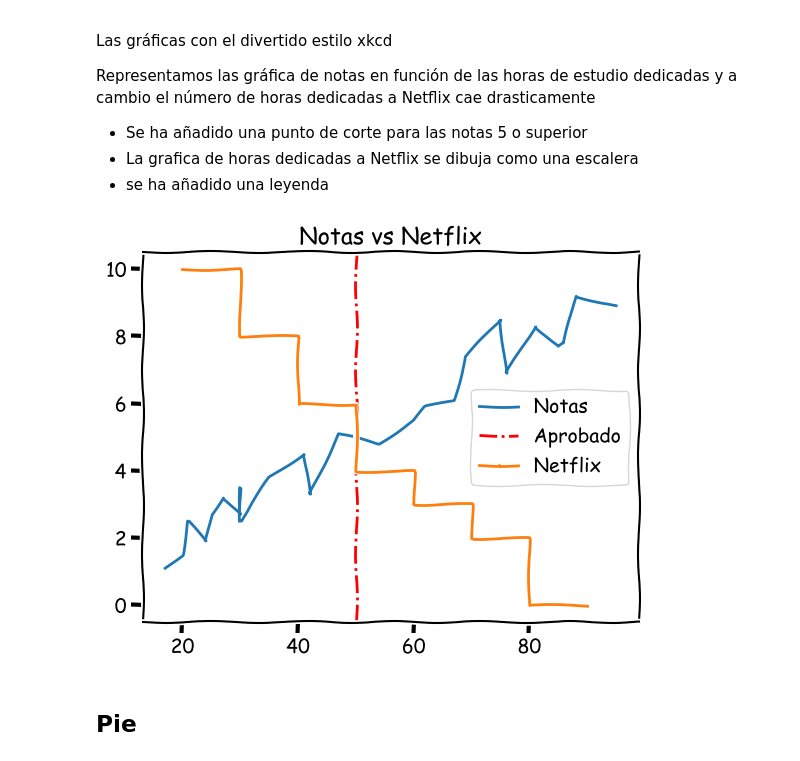
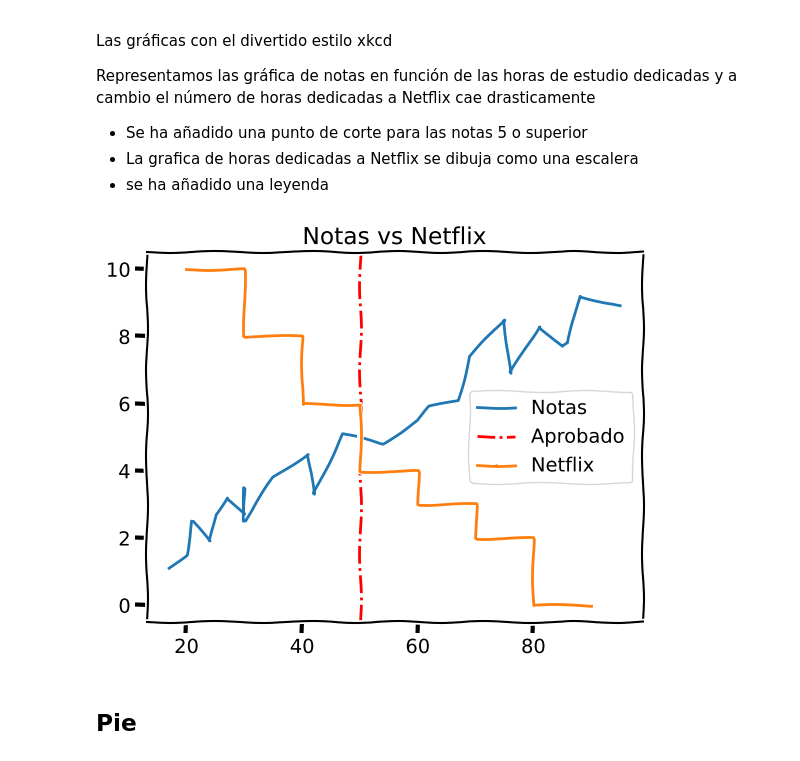
Before and after one commit to UAX-BigData-Grupo3/devPython-grupo3, a Jupyter notebook: matpotlib.ipynb, the cells around one changed output. Cells and saved outputs as stored; diff of their text form; code cells hidden in the pictures.

Commit message:
Fix: set a new font for the win

```diff
--- a/matpotlib.ipynb
+++ b/matpotlib.ipynb
@@ -280,16 +280,17 @@ Representamos las gráfica de notas en función de las horas de estudio dedicada
 - se ha añadido una leyenda
 # %%
 with plt.xkcd():
+    plt.rcParams["font.family"] = "sans-serif"
     plt.plot(x,y,label="Notas")
     plt.title('Notas vs Netflix')
     plt.axvline(x = 50, color = 'r', linestyle = '-.',label='Aprobado')
     #plt.xlabel('Notas', fontdict={'fontsize':15}) # Ponemos una etiqueta a la x
     #plt.ylabel('Horas', fontdict={'fontsize':15}) # Ponemos una etiqueta a la y
     plt.step([20,30,40,50,60,70,80,90],[10,10,8,6,4,3,2,0],label="Netflix")
     plt.legend(loc = "best")
     plt.show()
 # %% [output]
-[figure, old version]
+[figure, new version]
 # %% [markdown]
 ## Pie
 # %% [markdown]
```
Also changed, not shown: parts of 3 cells of this notebook.
